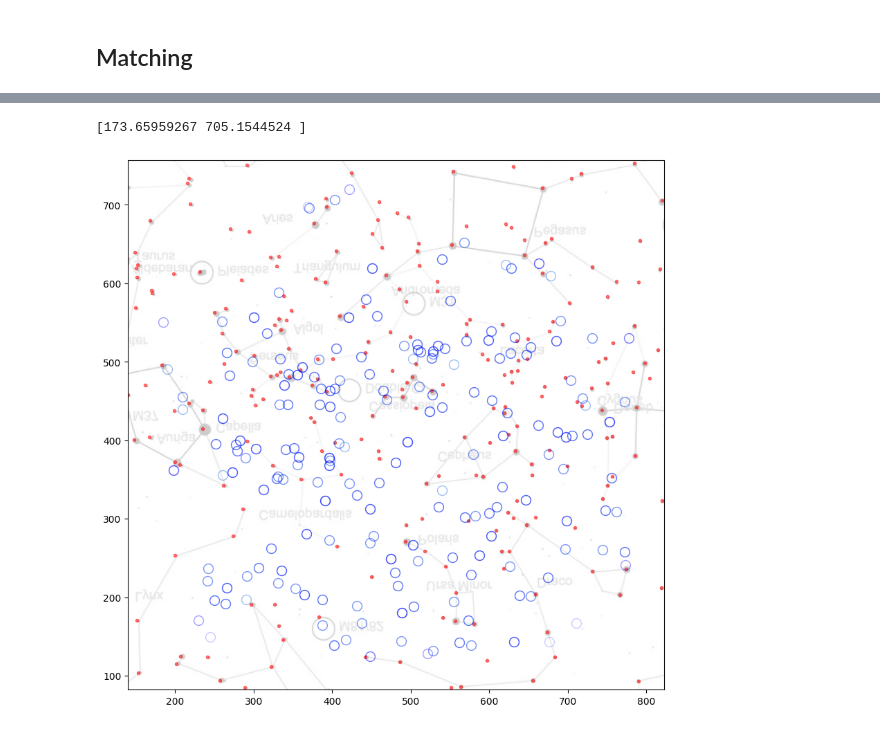
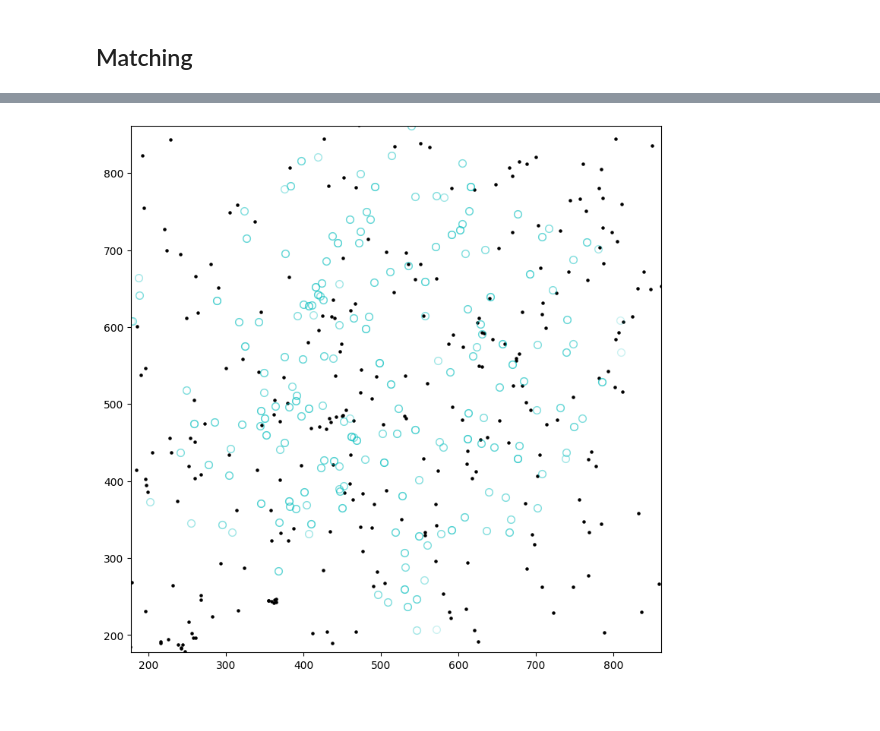
Before and after one commit to emilycardwell/find-my-star, a Jupyter notebook: testing.ipynb, the cells around one changed output, grey strips where cells are left out. Cells and saved outputs as stored; diff of their text form; code cells hidden in the pictures.

```diff
--- a/testing.ipynb
+++ b/testing.ipynb
@@ -741,2 +441,0 @@ print(len(better_matches))
-# %%
-better_matches = np.array(better_matches)
@@ -752,0 +442,9 @@ plt.show()
+# %%
+test_proc_img = process_image('data/testing/astro1.jpeg', 150)
+test_conts, _ = cv2.findContours(test_proc_img, cv2.RETR_EXTERNAL, cv2.CHAIN_APPROX_SIMPLE)
+test_centroids = get_test_centroids(test_conts)
+test_tris, test_stars = get_triangulators(test_centroids)
+test_angles = get_angles(test_tris, test_stars)
+# %%
+ref_tris, ref_stars = get_triangulators(ref_centroids)
+ref_angles = get_angles(ref_tris, ref_stars)
@@ -765,7 +661,7 @@ def scale_rotate(point, scale_factor, angle):
 
 # messing with these params
 final_scale_factor = 0.6
-final_roatation_angle = -1.5
+final_roatation_angle = -0.5
 
 proc_test_stars = []
 for test_star in test_stars:
@@ -782,20 +678,19 @@ proc_test_tris = np.array(proc_test_tris)
 ref_stars = np.array(ref_stars)
 
 translation_vectors = []
-for rid, tid in better_matches[:, :2]:
+for rid, tid in better_matches:
     rid = int(rid)
     tid = int(tid)
     translation_vector = (ref_stars[rid][0] - proc_test_stars[tid][0], ref_stars[rid][1] - proc_test_stars[tid][1])
     translation_vectors.append(translation_vector)
 
-for rid, tid in better_matches[:, :2]:
+for rid, tid in better_matches:
     rid = int(rid)
     tid = int(tid)
     translation_vector = (ref_stars[rid][0] - proc_test_tris[tid][0][0], ref_stars[rid][1] - proc_test_tris[tid][0][1])
     translation_vectors.append(translation_vector)
 
 vector_means = np.mean(np.array(translation_vectors), axis=0)
-print(vector_means)
 
 aligned_test_stars = []
 for star in proc_test_stars:
@@ -811,23 +706,19 @@ for star in proc_test_tris:
     aligned_test_tris.append(aligned_test_tri)
 
 aligned_test_tris = np.array(aligned_test_tris)
-# %% [output]
-[173.65959267 705.1544524 ]
 # %%
-constellations = cv2.imread('data/reference/star_chart_constellations_ireland_2024-10-11_01-00.jpg', flags=cv2.IMREAD_GRAYSCALE)
-constellations = cv2.resize(constellations, dsize=(1000,1000))
-
-fig, ax = plt.subplots(figsize=(10,10))
-ax.plot(ref_stars[:,0], ref_stars[:,1], marker="o", color='r', markersize=3, alpha=0.5, linestyle='')
-ax.imshow(constellations, cmap="gray", alpha=0.2)
-ax.plot(aligned_test_stars[:,0], aligned_test_stars[:,1], marker="o", color='c', markersize=10, linewidth=0.1, alpha=0.2, fillstyle='none', linestyle='')
-ax.plot(aligned_test_tris[:, 0], aligned_test_tris[:, 1], marker="o", color='b', markersize=10, linewidth=0.1, alpha=0.2, fillstyle='none', linestyle='')
-ax = plt.gca()
-ax.set_xlim([aligned_test_stars[:, 0].min() - 50, aligned_test_stars[:, 0].max() + 50])
-ax.set_ylim([aligned_test_stars[:, 1].min() - 50, aligned_test_stars[:, 1].max() + 50])
+fig, ax = plt.subplots(figsize=(9,9))
+# ax.add_collection(LineCollection(lines, colors='b', linewidths=0.5))
+ax.scatter(ref_centroids[:, 0], ref_centroids[:, 1], s=5, color='k')
+ax.plot(aligned_test_stars[:,0], aligned_test_stars[:,1], marker="o", color='c', markersize=7, linewidth=1, alpha=0.2, fillstyle='none', linestyle='')
+ax.plot(aligned_test_tris[:, 0], aligned_test_tris[:, 1], marker="o", color='c', markersize=7, linewidth=1, alpha=0.2, fillstyle='none', linestyle='')
+sq_min = min(np.min(aligned_test_tris, axis=0))
+sq_max = max(np.max(aligned_test_tris, axis=0))
+ax.set_xlim([sq_min, sq_max])
+ax.set_ylim([sq_min, sq_max])
 plt.show()
 # %% [output]
-[figure, old version]
+[figure, new version]
 # %%
 
 xmin = aligned_test_stars[:, 0].min()
```
Also changed, not shown: parts of 51 cells of this notebook, 7 other files.
